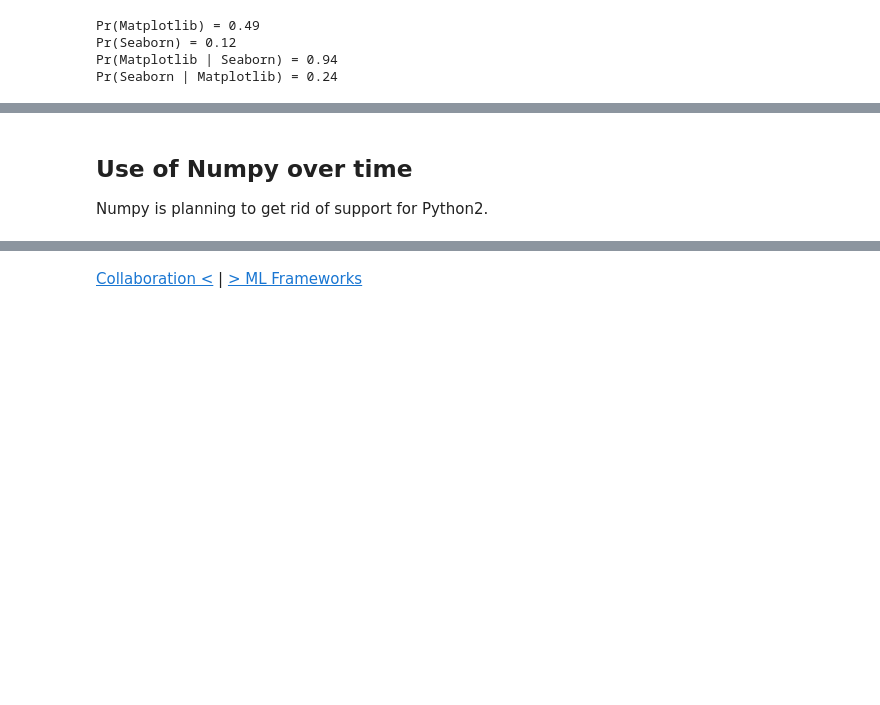
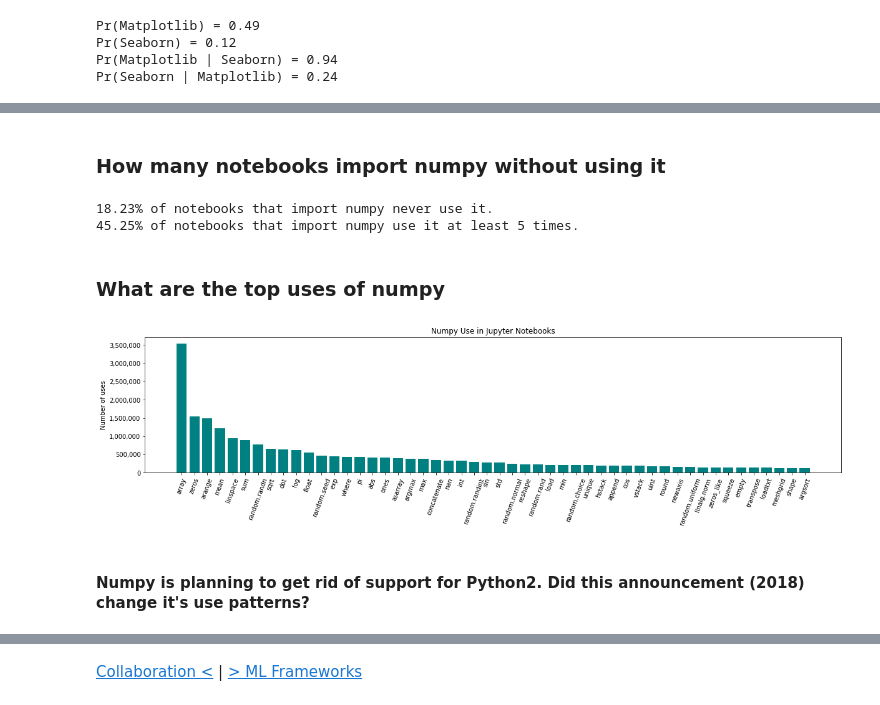
Before and after one commit to jupyter/notebook-research, a Jupyter notebook: analysis_notebooks/Packages.ipynb, the cells around one changed output, grey strips where cells are left out. Cells and saved outputs as stored; diff of their text form; code cells hidden in the pictures; blank space fills up the shorter version.

Commit message:
Adding data science workflow & results. Add numpy uses to packages.ipynb

```diff
--- a/analysis_notebooks/Packages.ipynb
+++ b/analysis_notebooks/Packages.ipynb
@@ -346,0 +351,6 @@ Pr(Seaborn | Matplotlib) = 0.24
+# %%
+code_df_temp = load_data.load_code()
+code_df_numpy = code_df_temp[code_df_temp.file.isin(nb_imports_df[nb_imports_df['numpy']].file)]
+code_df_numpy = code_df_numpy.merge(nb_imports_df[['imports','file']], on = 'file')
+
+del code_df_temp
@@ -346,0 +359,19 @@ Pr(Seaborn | Matplotlib) = 0.24
+# %%
+# 12 minutes
+code_updated = []
+numpy_uses = []
+start = datetime.datetime.now()
+for i, row in code_df_numpy.iterrows():
+    f = row.file
+    imports = row.imports
+    try:
+        numpy_im = [i for i in imports if i[0].startswith('numpy')][0]
+    except:
+        pass
+    row_updated = [c.replace(numpy_im[1], numpy_im[0]) for c in row.code if type(c) == str]
+    code_updated.append(row_updated)
+    numpy_uses.append(load_data.flatten([re.findall('numpy\.[a-zA-Z_\.]+', c) for c in row_updated]))
+    if i%500000 == 0:
+        print(i, datetime.datetime.now() - start)
+end = datetime.datetime.now()
+print(end - start)
@@ -347,6 +386,39 @@ Pr(Seaborn | Matplotlib) = 0.24
+# %% [markdown]
+### How many notebooks import numpy without using it
+# %%
+print("{0}% of notebooks that import numpy never use it.".format(
+    round(100*sum([len(n)==0 for n in numpy_uses])/len(numpy_uses), 2)
+))
+print("{0}% of notebooks that import numpy use it at least 5 times.".format(
+    round(100*sum([len(n)>5 for n in numpy_uses])/len(numpy_uses), 2)
+))
+# %% [output]
+18.23% of notebooks that import numpy never use it.
+45.25% of notebooks that import numpy use it at least 5 times.
+# %% [markdown]
+### What are the top uses of numpy
+# %%
+numpy_uses_counts = pd.Series(load_data.flatten(numpy_uses)).value_counts().reset_index().rename(
+    columns = {'index':'use',0:'count'}
+)
+
+fig = plt.figure(figsize = (20, 4))
+x = numpy_uses_counts['use'][:50]
+x_pos = np.arange(len(x))
+y = numpy_uses_counts['count'][:50]
+plt.bar(x_pos, y, color = 'teal')
+plt.xticks(x_pos, ['.'.join(l.split('.')[1:]) for l in x], rotation = 70)
+plt.ylabel('Number of uses')
+plt.yticks(
+    list(range(0, 4000000, 500000)),
+    ['{:,}'.format(i) for i in range(0, 4000000, 500000)]
+)
+plt.title('Numpy Use in Jupyter Notebooks')
+plt.show()
+# %% [output]
+[figure, added]
 # %% [markdown]
-## Use of Numpy over time
-Numpy is planning to get rid of support for Python2.
+#### Numpy is planning to get rid of support for Python2. Did this announcement (2018) change it's use patterns?
 # %%
 repos['pushed_at'] = pd.to_datetime(repos['pushed_at'])
 repos['month'] = [p.month for p in repos['pushed_at']]
```
Also changed, not shown: parts of 12 cells of this notebook, 11 other files.
